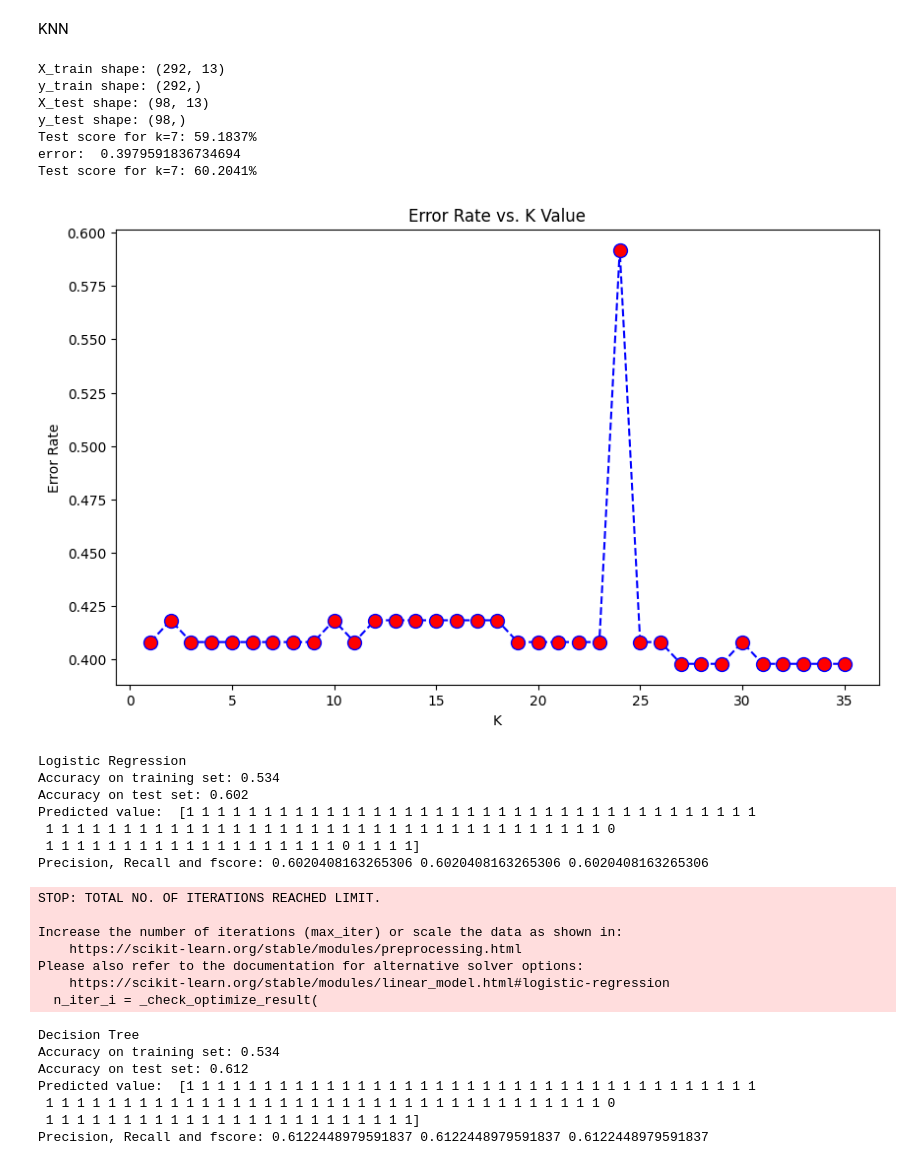
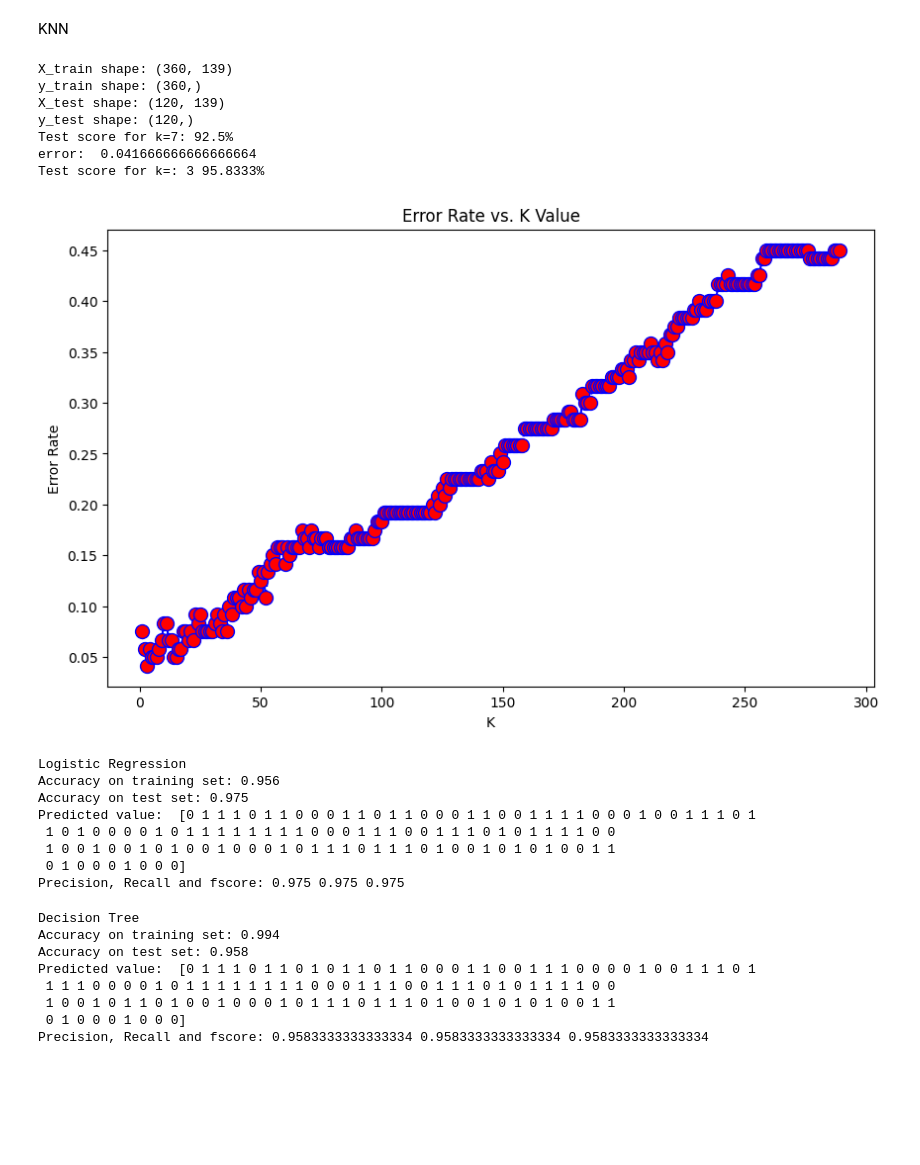
Before and after one commit to H-Noroozi/ML-Voice-Recognition-Project, a Jupyter notebook: Gender_Rec.ipynb, the cells around one changed output. Saved outputs shown, nothing was run; the diff lists cells and outputs as text; code cells hidden in the pictures; blank space fills up the shorter version.

```diff
--- a/Gender_Rec.ipynb
+++ b/Gender_Rec.ipynb
@@ -26,59 +30,67 @@ print(data)
 # %% [markdown]
 KNN
 # %%
-X_train,X_test,y_train,y_test=train_test_split(data["MFCCs"],
+X_train,X_test,y_train,y_test=train_test_split(data["features"],
                                                data["labels_gender"], random_state=0)
 
 X_train = np.array(X_train)
 X_test= np.array(X_test)
 y_train = np.array(y_train )
 y_test = np.array(y_test)
+
+sc = StandardScaler()
+X_train = sc.fit_transform(X_train)
+X_test = sc.transform(X_test)
 
 print("X_train shape: " + str(X_train.shape))
 print("y_train shape: " + str(y_train.shape))
 print("X_test shape: " + str(X_test.shape))
 print("y_test shape: " + str(y_test.shape))
 
 
 
 #Checking the accuracy of model for k=1
 knn = KNeighborsClassifier(n_neighbors = 1)
 knn.fit(X_train, y_train)
 print("Test score for k=7: " + str(round((knn.score(X_test,y_test)*100), 4)) + '%')
 
 #Using elbow method to find a good value of 'k' and thus improve the accuracy of the model
 error_rate = []
 
-
-for k in range(1,36):
+error = 1
+kmin = 0
+for k in range(1,290):
     knn = KNeighborsClassifier(n_neighbors=k)
     knn.fit(X_train,y_train)
     y_pred_k = knn.predict(X_test)
     error_rate.append(np.mean(y_pred_k != y_test))
-error = min(error_rate)
+    if np.mean(y_pred_k != y_test) < error:
+        error = np.mean(y_pred_k != y_test)
+        kmin = k
+
 print("error: ", error)
 #plotting error_rate vs k
 plt.figure(figsize=(10,6))
-plt.plot(range(1,36), error_rate, color='blue', linestyle='dashed', marker='o', markerfacecolor='red', markersize=10)
+plt.plot(range(1,290), error_rate, color='blue', linestyle='dashed', marker='o', markerfacecolor='red', markersize=10)
 plt.title('Error Rate vs. K Value')
 plt.xlabel('K')
 plt.ylabel('Error Rate')
 
 
 #from the graph it is clear that the optimum value of k occurs when the error is minimum
 #so the value k = 1 will give maximum accuracy
-knn = KNeighborsClassifier(n_neighbors = 35)
+knn = KNeighborsClassifier(n_neighbors = kmin)
 knn.fit(X_train, y_train)
-print("Test score for k=7: " + str(round((knn.score(X_test,y_test)*100), 4)) + '%')
+print("Test score for k_min=: "+ str(kmin) +" " + str(round((knn.score(X_test,y_test)*100), 4)) + '%')
 # %% [output]
-X_train shape: (292, 13)
-y_train shape: (292,)
-X_test shape: (98, 13)
-y_test shape: (98,)
-Test score for k=7: 59.1837%
-error:  0.3979591836734694
-Test score for k=7: 60.2041%
+X_train shape: (360, 139)
+y_train shape: (360,)
+X_test shape: (120, 139)
+y_test shape: (120,)
+Test score for k=7: 92.5%
+error:  0.041666666666666664
+Test score for k=: 3 95.8333%
-[figure, old version]
+[figure, new version]
 # %%
 logit = LogisticRegression()
 logit.fit(X_train, y_train)
@@ -94,19 +106,13 @@ precision, recall, fscore, support = precision_recall_fscore_support(y_test, y_p
 print("Precision, Recall and fscore:",precision, recall, fscore,)
 # %% [output]
 Logistic Regression
-Accuracy on training set: 0.534
-Accuracy on test set: 0.602
-Predicted value:  [1 1 1 1 1 1 1 1 1 1 1 1 1 1 1 1 1 1 1 1 1 1 1 1 1 1 1 1 1 1 1 1 1 1 1 1 1
- 1 1 1 1 1 1 1 1 1 1 1 1 1 1 1 1 1 1 1 1 1 1 1 1 1 1 1 1 1 1 1 1 1 1 1 1 0
- 1 1 1 1 1 1 1 1 1 1 1 1 1 1 1 1 1 1 1 0 1 1 1 1]
-Precision, Recall and fscore: 0.6020408163265306 0.6020408163265306 0.6020408163265306
+Accuracy on training set: 0.956
+Accuracy on test set: 0.975
+Predicted value:  [0 1 1 1 0 1 1 0 0 0 1 1 0 1 1 0 0 0 1 1 0 0 1 1 1 1 0 0 0 1 0 0 1 1 1 0 1
+ 1 0 1 0 0 0 0 1 0 1 1 1 1 1 1 1 1 0 0 0 1 1 1 0 0 1 1 1 0 1 0 1 1 1 1 0 0
+ 1 0 0 1 0 0 1 0 1 0 0 1 0 0 0 1 0 1 1 1 0 1 1 1 0 1 0 0 1 0 1 0 1 0 0 1 1
+ 0 1 0 0 0 1 0 0 0]
+Precision, Recall and fscore: 0.975 0.975 0.975
-STOP: TOTAL NO. OF ITERATIONS REACHED LIMIT.
-
-Increase the number of iterations (max_iter) or scale the data as shown in:
-    https://scikit-learn.org/stable/modules/preprocessing.html
-Please also refer to the documentation for alternative solver options:
-    https://scikit-learn.org/stable/modules/linear_model.html#logistic-regression
-  n_iter_i = _check_optimize_result(
 # %%
 #Train decision tree model
 
@@ -127,12 +133,13 @@ print("Precision, Recall and fscore:",precision, recall, fscore,)
 #data is small in volume and thus predictions are not precise
 # %% [output]
 Decision Tree
-Accuracy on training set: 0.534
-Accuracy on test set: 0.612
-Predicted value:  [1 1 1 1 1 1 1 1 1 1 1 1 1 1 1 1 1 1 1 1 1 1 1 1 1 1 1 1 1 1 1 1 1 1 1 1 1
- 1 1 1 1 1 1 1 1 1 1 1 1 1 1 1 1 1 1 1 1 1 1 1 1 1 1 1 1 1 1 1 1 1 1 1 1 0
- 1 1 1 1 1 1 1 1 1 1 1 1 1 1 1 1 1 1 1 1 1 1 1 1]
-Precision, Recall and fscore: 0.6122448979591837 0.6122448979591837 0.6122448979591837
+Accuracy on training set: 0.994
+Accuracy on test set: 0.958
+Predicted value:  [0 1 1 1 0 1 1 0 1 0 1 1 0 1 1 0 0 0 1 1 0 0 1 1 1 0 0 0 0 1 0 0 1 1 1 0 1
+ 1 1 1 0 0 0 0 1 0 1 1 1 1 1 1 1 1 0 0 0 1 1 1 0 0 1 1 1 0 1 0 1 1 1 1 0 0
+ 1 0 0 1 0 1 1 0 1 0 0 1 0 0 0 1 0 1 1 1 0 1 1 1 0 1 0 0 1 0 1 0 1 0 0 1 1
+ 0 1 0 0 0 1 0 0 0]
+Precision, Recall and fscore: 0.9583333333333334 0.9583333333333334 0.9583333333333334
 # %%
 #SVM
 
```
Also changed, not shown: parts of 3 cells of this notebook, 6 other files.
